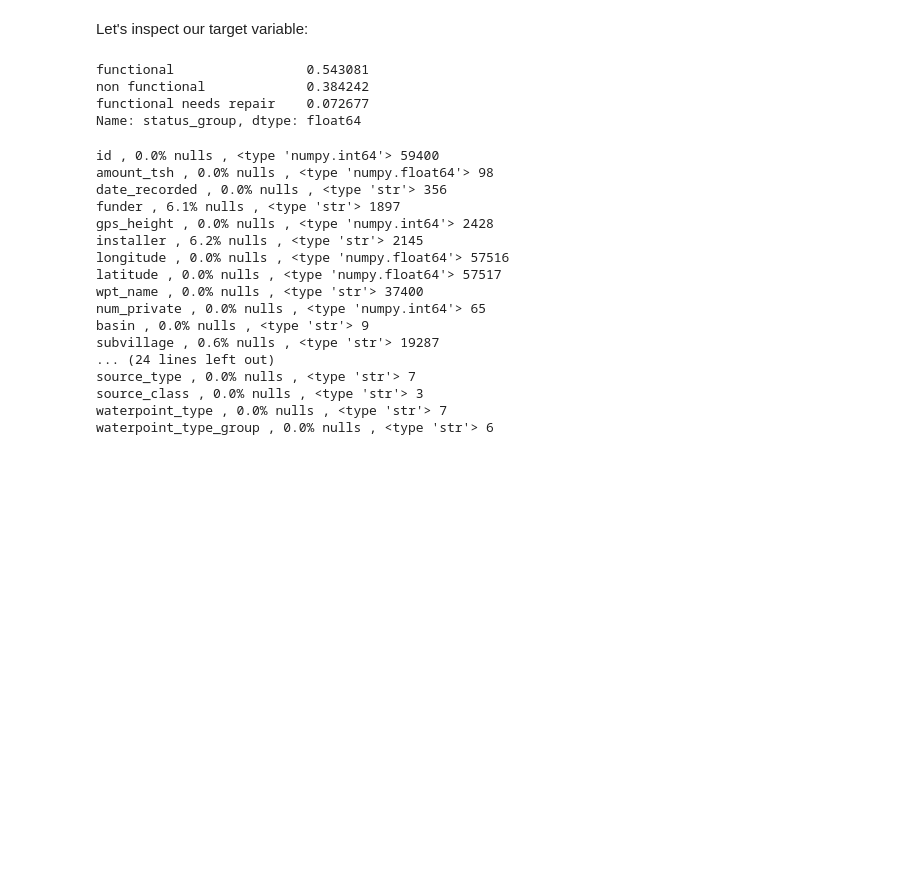
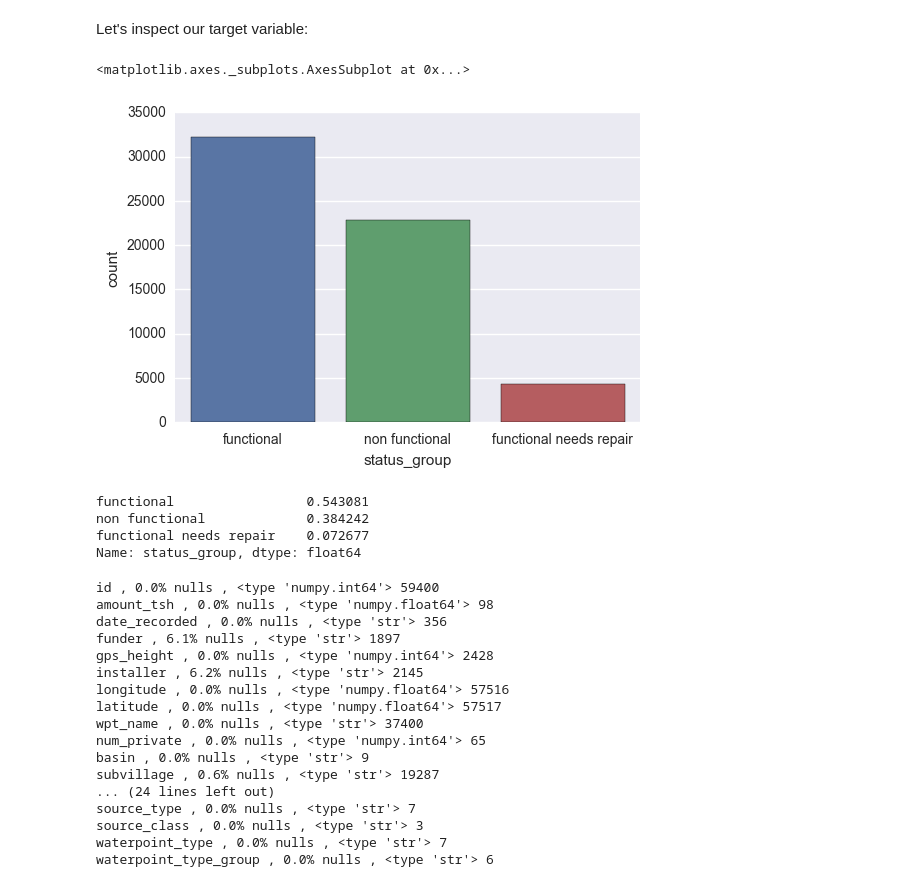
Before and after one commit to zlatankr/Projects, a Jupyter notebook: Tanzania/Pump_EDA.ipynb, the cells around one changed output. Drawn from its saved outputs; the diff is of its cells as text; code cells hidden in the pictures; blank space fills up the shorter version.

```diff
--- a/Tanzania/Pump_EDA.ipynb
+++ b/Tanzania/Pump_EDA.ipynb
@@ -14,6 +14,11 @@ X_test = pd.read_csv('X_test.csv')
 Let's inspect our target variable:
 # %%
 del y_train['id']
+# %%
+sns.countplot(y_train['status_group'])
+# %% [output]
+<matplotlib.axes._subplots.AxesSubplot at 0x...>
+[figure, added]
 # %%
 y_train['status_group'].value_counts(normalize = True)
 # %% [output]
```
Also changed, not shown: parts of 20 cells of this notebook, 4 other files.
